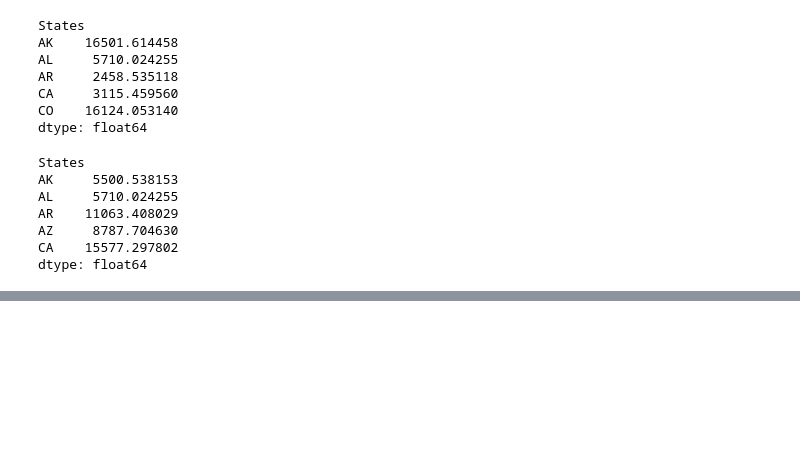
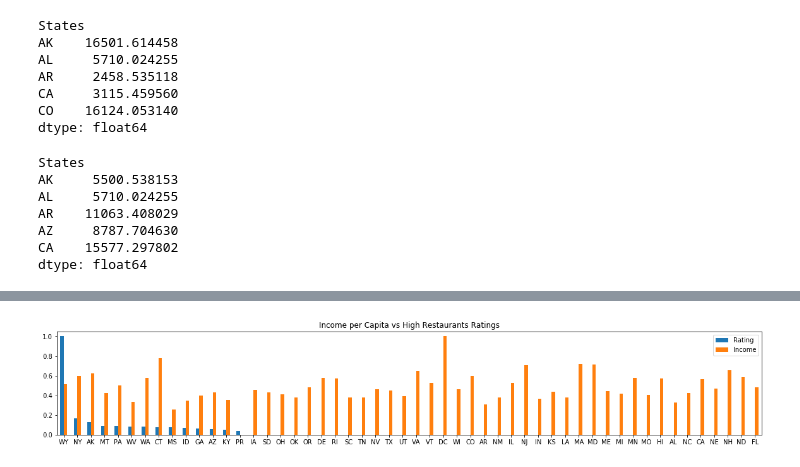
Before and after one commit to Mariajadoon/Demographics-and-Food-Project, a Jupyter notebook: Yelp_API-Maria_Copy.ipynb, the cells around one changed output, grey strips where cells are left out. Drawn from its saved outputs; the diff is of its cells as text; code cells hidden in the pictures; blank space fills up the shorter version.

```diff
--- a/Yelp_API-Maria_Copy.ipynb
+++ b/Yelp_API-Maria_Copy.ipynb
@@ -370,0 +353,4 @@ p-value is 0.09738386597476226.
+# %%
+#Coel
+merged = pd.merge(all_food_data, census_pd, on="States")
+state_avg_income = merged.groupby(['States']).mean()['IncomePerCap']
@@ -370,0 +380,4 @@ p-value is 0.09738386597476226.
+# %%
+high_rating = merged[merged.Ratings > 4]
+low_rating = merged[merged.Ratings <= 4]
+high_rating.head
@@ -370,0 +402,4 @@ p-value is 0.09738386597476226.
+# %%
+mergedhighavg = high_rating.groupby(['States']).mean()['Ratings']
+mergedlowavg = low_rating.groupby(['States']).mean()['Ratings']
+mergedhighratings.head()
@@ -370,0 +424,4 @@ p-value is 0.09738386597476226.
+# %%
+highratings_and_income = pd.DataFrame({"Rating": mergedhighavg, "Income": state_avgincome})
+lowratings_and_income = pd.DataFrame({"Rating": mergedlowavg, "Income": state_avgincome})
+highratings_and_income.head()
@@ -370,0 +435,7 @@ p-value is 0.09738386597476226.
+# %%
+highratings_and_income_norm = (highratings_and_income - highratings_and_income.min()) / (highratings_and_income.max() - highratings_and_income.min())
+highratings_and_income_norm.sort_values("Rating", inplace=True, ascending=False)
+ax = highratings_and_income_norm.plot.bar(rot=0, figsize=(20,3), title="Income per Capita vs High Restaurants Ratings")
+plt.savefig('plothighincome.png')
+# %% [output]
+[figure, added]
```
Also changed, not shown: parts of 18 cells of this notebook, 1 other file.
